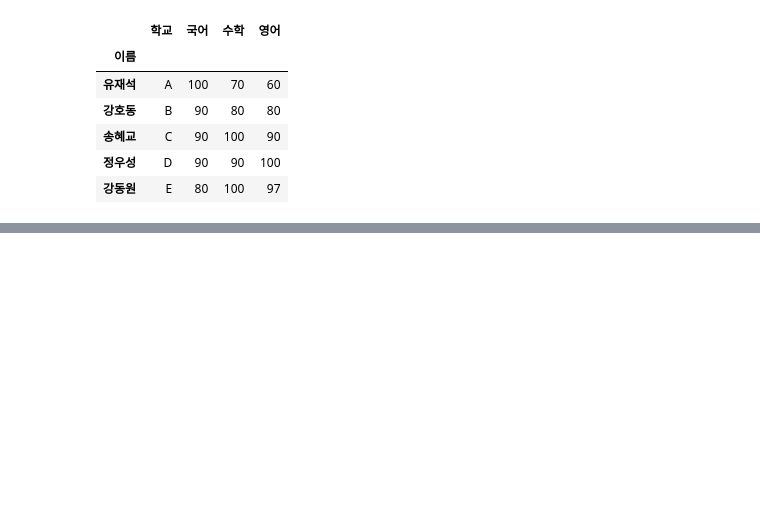
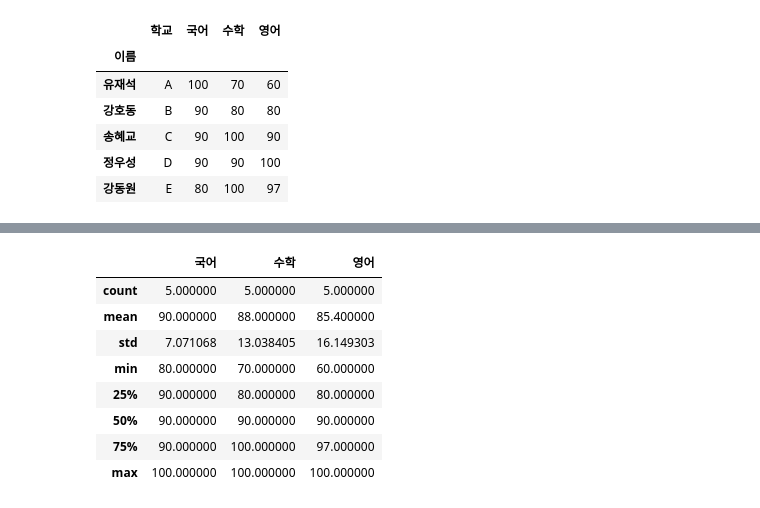
Before and after one commit to sukjin1/ed, a Jupyter notebook: Pandas_Nado.ipynb, the cells around one changed output, grey strips where cells are left out. Drawn from its saved outputs; the diff is of its cells as text; code cells hidden in the pictures; blank space fills up the shorter version.

```diff
--- a/Pandas_Nado.ipynb
+++ b/Pandas_Nado.ipynb
@@ -295,0 +388,12 @@ df.to_csv('exercise.csv')
+# %%
+df.describe()
+# %% [output]
+|  | 국어 | 수학 | 영어 |
+| count | 5.000000 | 5.000000 | 5.000000 |
+| mean | 90.000000 | 88.000000 | 85.400000 |
+| std | 7.071068 | 13.038405 | 16.149303 |
+| min | 80.000000 | 70.000000 | 60.000000 |
+| 25% | 90.000000 | 80.000000 | 80.000000 |
+| 50% | 90.000000 | 90.000000 | 90.000000 |
+| 75% | 90.000000 | 100.000000 | 97.000000 |
+| max | 100.000000 | 100.000000 | 100.000000 |
```
Also changed, not shown: parts of 24 cells of this notebook.
